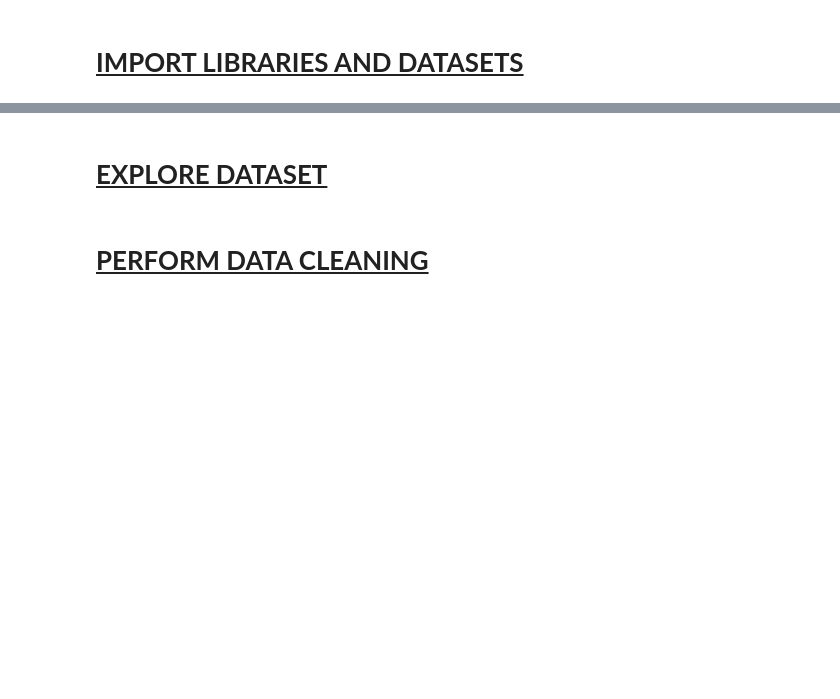
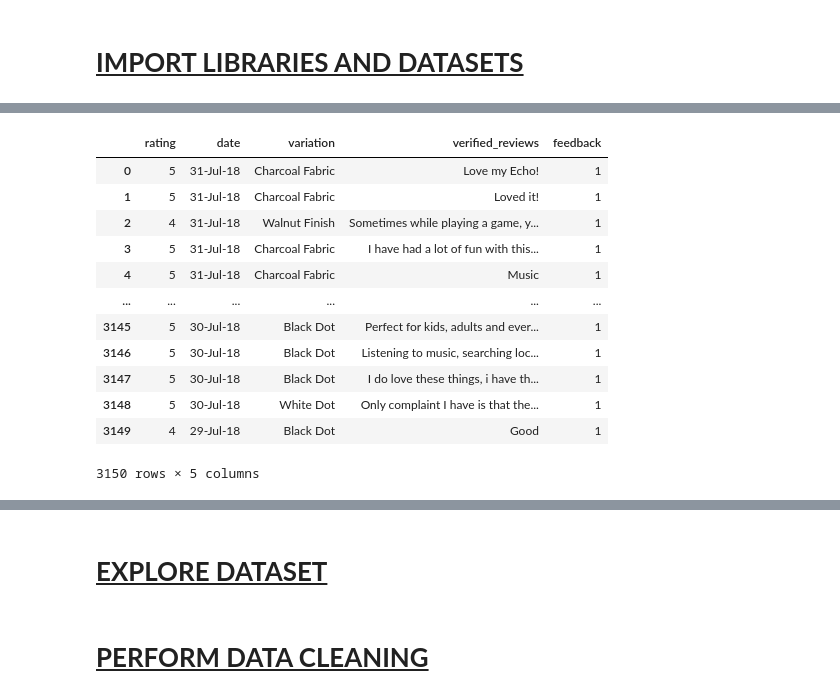
Before and after one commit to FemiAdesola/Data-Science, a Jupyter notebook: Public_Relations_Department.ipynb, the cells around one changed output, grey strips where cells are left out. Saved outputs shown, nothing was run; the diff lists cells and outputs as text; code cells hidden in the pictures; blank space fills up the shorter version.

```diff
--- a/Public_Relations_Department.ipynb
+++ b/Public_Relations_Department.ipynb
@@ -38,0 +40,18 @@ drive.mount('/content/drive')
+# %%
+reviews_df = pd.read_csv('/content/drive/My Drive/Colab Notebooks/amazon-alexa.tsv', sep = '\t')
+# %%
+reviews_df
+# %% [output]
+|  | rating | date | variation | verified_reviews | feedback |
+| 0 | 5 | 31-Jul-18 | Charcoal Fabric | Love my Echo! | 1 |
+| 1 | 5 | 31-Jul-18 | Charcoal Fabric | Loved it! | 1 |
+| 2 | 4 | 31-Jul-18 | Walnut Finish | Sometimes while playing a game, y... | 1 |
+| 3 | 5 | 31-Jul-18 | Charcoal Fabric | I have had a lot of fun with this... | 1 |
+| 4 | 5 | 31-Jul-18 | Charcoal Fabric | Music | 1 |
+| ... | ... | ... | ... | ... | ... |
+| 3145 | 5 | 30-Jul-18 | Black Dot | Perfect for kids, adults and ever... | 1 |
+| 3146 | 5 | 30-Jul-18 | Black Dot | Listening to music, searching loc... | 1 |
+| 3147 | 5 | 30-Jul-18 | Black Dot | I do love these things, i have th... | 1 |
+| 3148 | 5 | 30-Jul-18 | White Dot | Only complaint I have is that the... | 1 |
+| 3149 | 4 | 29-Jul-18 | Black Dot | Good | 1 |
+3150 rows × 5 columns
```
Also changed, not shown: parts of 7 cells of this notebook.
